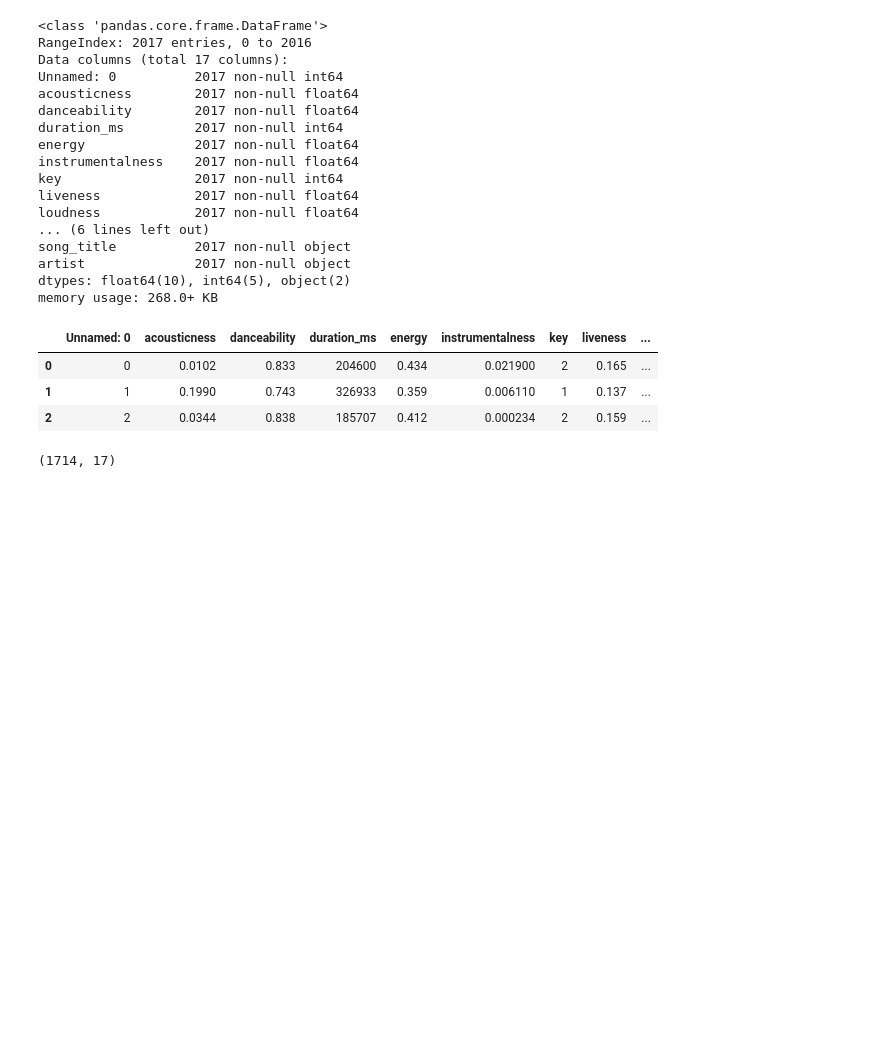
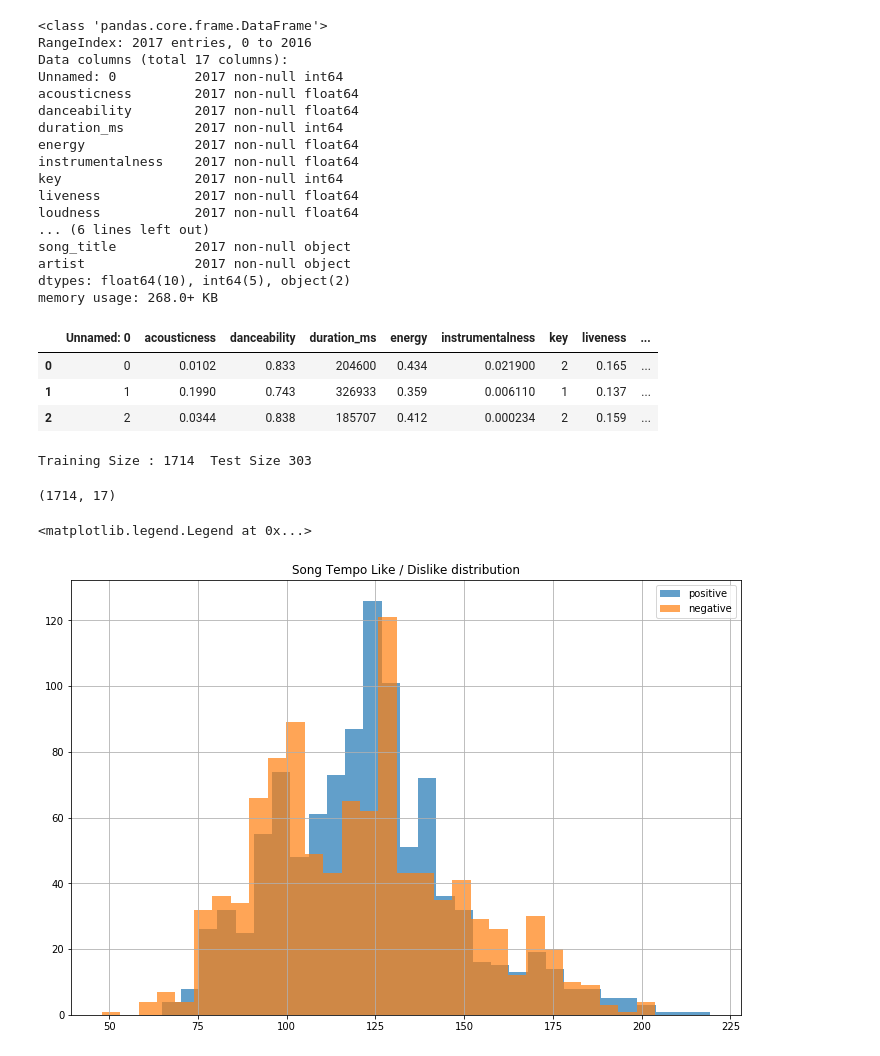
Before and after one commit to robinkiplangat/deliberate_practice, a Jupyter notebook: jupyter notebooks/ML_spotify_EDA/spotify_EDA.ipynb, the cells around one changed output. Cells and saved outputs as stored; diff of their text form; code cells hidden in the pictures; blank space fills up the shorter version.

Commit message:
distribution plot and subplots

```diff
--- a/jupyter notebooks/ML_spotify_EDA/spotify_EDA.ipynb
+++ b/jupyter notebooks/ML_spotify_EDA/spotify_EDA.ipynb
@@ -52,8 +52,18 @@ data.head(3)
 
 train, test = train_test_split(data, test_size = 0.15)
 
-print("Training Size : {}  Test Size {}".format())
+print("Training Size : {}  Test Size {}".format(len(train), len(test)))
+# %% [output]
+Training Size : 1714  Test Size 303
 # %%
 train.shape
 # %% [output]
 (1714, 17)
+# %%
+# create a subset with songs liked by the user where target = 1 or not = 0
+
+pos_tempo = data[data['target'] == 1]['tempo']
+neg_tempo = data[data['target'] == 0]['tempo']
+
+pos_dance = data[data['target'] == 1]['danceability']
+neg_dance = data[data['target'] == 0]['danceability']
@@ -59,0 +72,9 @@ train.shape
+# %%
+fig = plt.figure(figsize=(12,8))
+plt.title('Song Tempo Like / Dislike distribution')
+pos_tempo.hist(alpha= 0.7, bins=30, label='positive')
+neg_tempo.hist(alpha= 0.7, bins=30, label='negative')
+plt.legend(loc = "upper right")
+# %% [output]
+<matplotlib.legend.Legend at 0x...>
+[figure, added]
```
Also changed, not shown: parts of 4 cells of this notebook.
